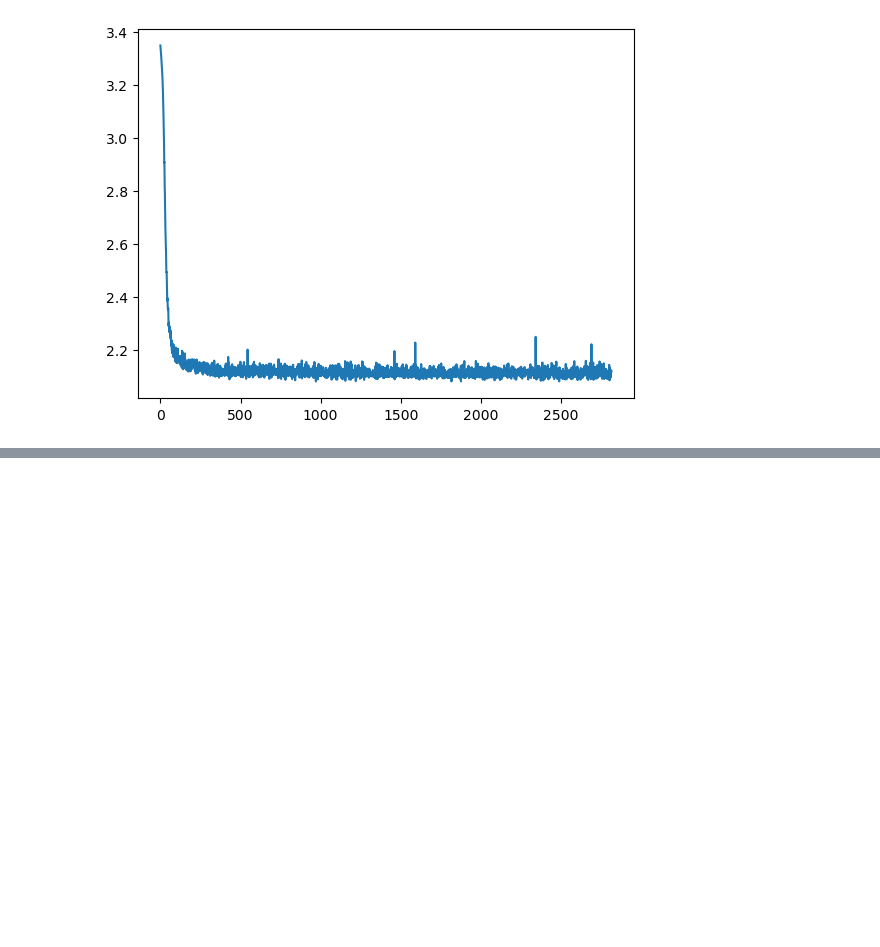
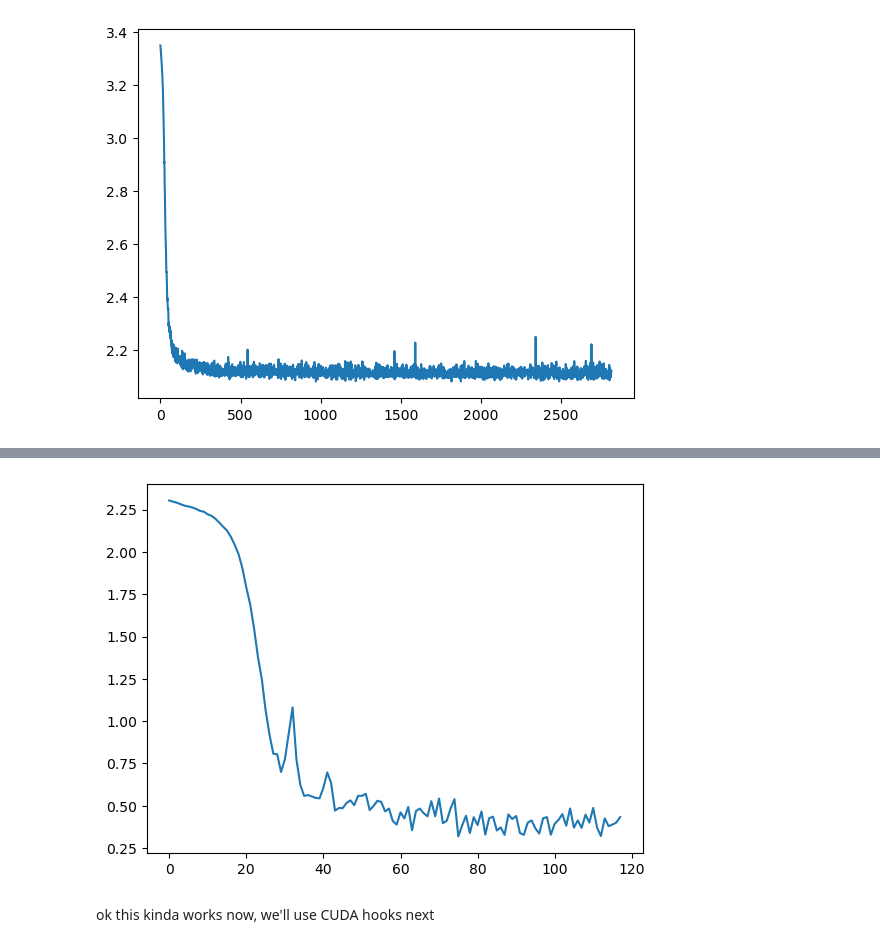
Before and after one commit to hangjoni/fastai-2019-course, a Jupyter notebook: nbs/myNotes/basic.ipynb, the cells around one changed output, grey strips where cells are left out. Saved outputs shown, nothing was run; the diff lists cells and outputs as text; code cells hidden in the pictures; blank space fills up the shorter version.

```diff
--- a/nbs/myNotes/basic.ipynb
+++ b/nbs/myNotes/basic.ipynb
@@ -356,0 +370,14 @@ run.recorder.plot_loss()
+# %%
+def get_cnn_model(data):
+    return nn.Sequential(
+        Lambda(mnist_resize),
+        nn.Conv2d(1, 8, 5, padding=2, stride=2), # 28 + 4 - 4 - 1 / 2 + 1 = 14
+        nn.Conv2d(8, 16, 3, padding=1, stride=2), # 14 + 2 - 2 -1 / 2 + 1 = 7
+        nn.Conv2d(16, 32, 3, padding=1, stride=2), # 7 + 2 - 2 - 1 / 2 + 1 = 4
+        nn.Conv2d(32, 32, 3, padding=1, stride=2), # 4 + 2 - 2 - 1 / 2 + 1 = 2
+        # nn.AdaptiveAvgPool2d(1), # remove since it feels like we are loosing information
+        Lambda(flatten),
+        nn.Linear(128, data.c)
+    )
+# %%
+model = get_cnn_model(data)
@@ -356,0 +418,6 @@ run.recorder.plot_loss()
+# %%
+cbfs = [Recorder, partial(AvgStatsCallback, 'accuracy', accuracy)]
+# %%
+opt = optim.SGD(model.parameters(), lr=0.1)
+learn = Learner(model, opt, loss_func, data)
+run = Runner(cb_funcs=cbfs)
@@ -356,0 +432,6 @@ run.recorder.plot_loss()
+# %%
+run.cbs[1].plot_loss()
+# %% [output]
+[figure, added]
+# %% [markdown]
+ok this kinda works now, we'll use CUDA hooks next
```
Also changed, not shown: parts of 24 cells of this notebook, 1 other file.
